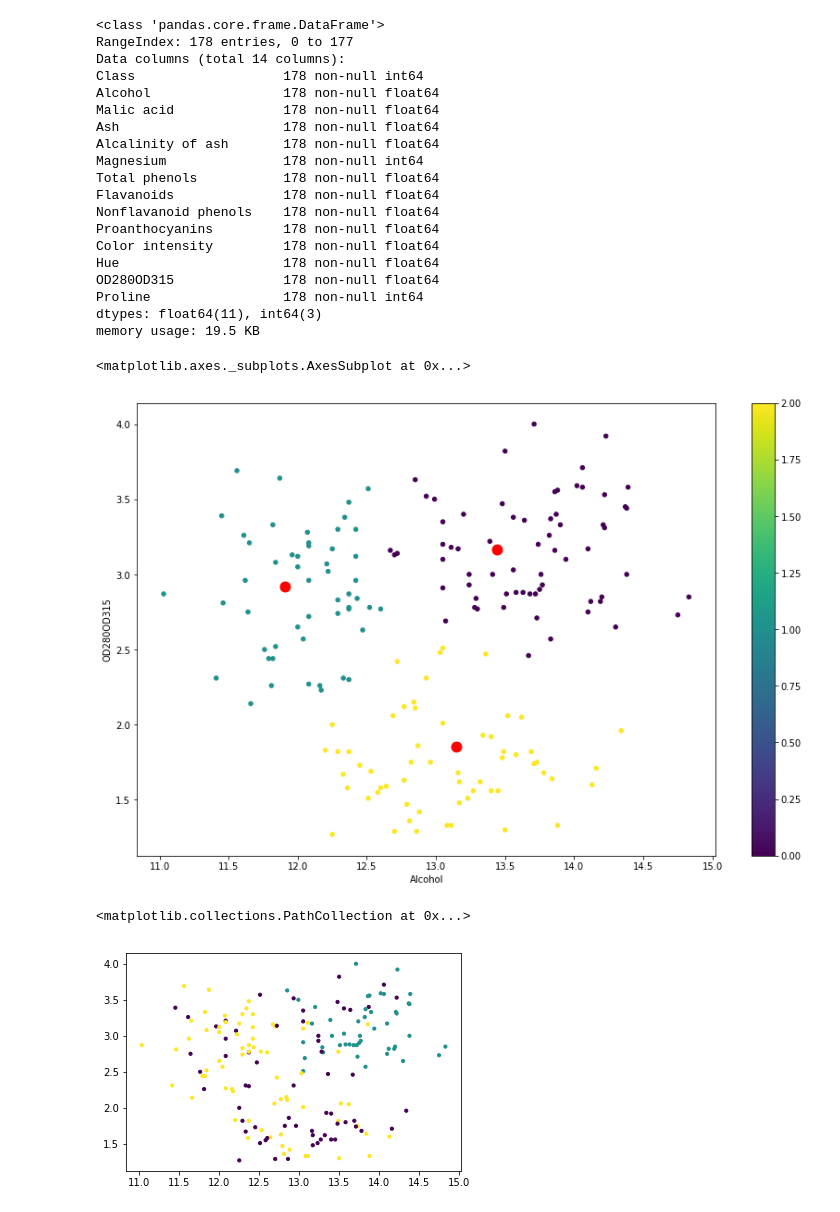
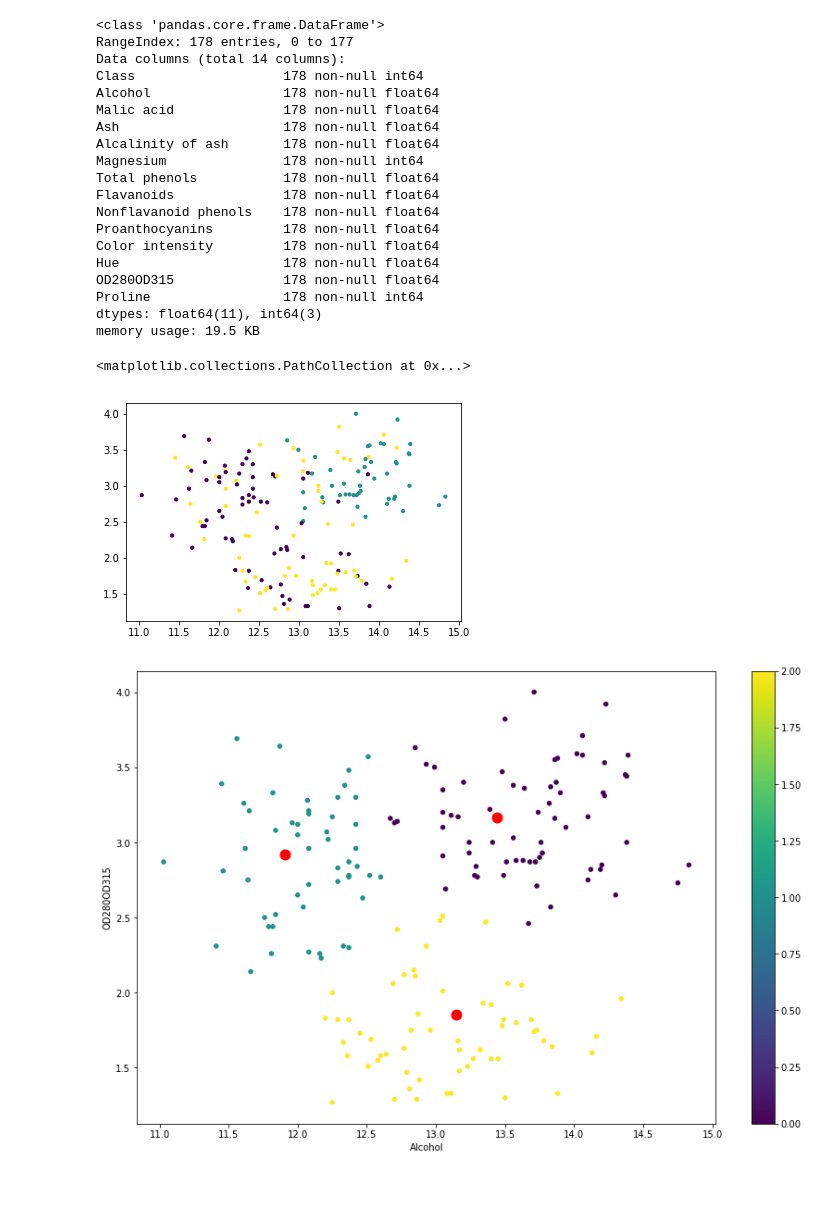
Before and after one commit to martinroset/Machine_Learning--2018, a Jupyter notebook: Jupyter_Notebook/UT05_-_Martin_Rose.ipynb, the cells around one changed output. Cells and saved outputs as stored; diff of their text form; code cells hidden in the pictures.

```diff
--- a/Jupyter_Notebook/UT05_-_Martin_Rose.ipynb
+++ b/Jupyter_Notebook/UT05_-_Martin_Rose.ipynb
@@ -6,6 +6,7 @@ from sklearn.cluster import KMeans
 import matplotlib.pyplot as plt
 unDSData = pd.read_csv("./wine_con_nombres.csv")
 unDSName = pd.read_csv("./wineNames.csv")
+wineDF = pd.DataFrame(unDSData)
 # %%
 unDSData.head(10)
 # %% [output]
@@ -42,6 +43,14 @@ OD280OD315              178 non-null float64
 Proline                 178 non-null int64
 dtypes: float64(11), int64(3)
 memory usage: 19.5 KB
+# %%
+otroKmeans = KMeans(algorithm='auto', copy_x=True, init='k-means++', max_iter=300, n_clusters=3, n_init=10, n_jobs=1, precompute_distances='auto', random_state=None, tol=0.0001, verbose=0)
+otroKmeans.fit(wineDF)
+kmeansY = otroKmeans.predict(wineDF)
+plt.scatter(x = wineDF.Alcohol, y = wineDF.OD280OD315, c=kmeansY, s=10, cmap='viridis')
+# %% [output]
+<matplotlib.collections.PathCollection at 0x...>
+[figure, added]
 # %%
 unKmeans = KMeans(n_clusters=3, init = 'random', max_iter = 1, random_state = 5).fit(wineDF.iloc[:,[12,1]])
 wineDF = pd.DataFrame(unDSData)
@@ -50,17 +59,6 @@ fig, ax = plt.subplots(1, 1)
 calcCentroidesDF = pd.DataFrame(unKmeans.cluster_centers_, columns = list(wineDF.iloc[:,[12,1]].columns.values))
 wineDF.plot.scatter(x = 'Alcohol', y = 'OD280OD315', c= unKmeans.labels_, figsize=(14,9), colormap='viridis', ax=ax, mark_right=False)
 calcCentroidesDF.plot.scatter(x = 'Alcohol', y = 'OD280OD315', c = 'red', ax = ax,  s = 120, mark_right=False)
+otrokmeans = KMeans(n_clusters=3, init = 'random', max_iter = 1, random_state = 5).fit(wineDF.iloc[:,[12,1]])
 # %% [output]
-<matplotlib.axes._subplots.AxesSubplot at 0x...>
 [figure]
-# %%
-otrokmeans = KMeans(n_clusters=3, init = 'random', max_iter = 1, random_state = 5).fit(wineDF.iloc[:,[12,1]])
-y_kmeans = otroKmeans.predict(wineDF)
-wineDF.plot.scatter(x = 'Alcohol', y = 'OD280OD315', c= y_kmeans, figsize=(12,8), colormap='viridis', ax=ax, mark_right=False)
-otroKmeans = KMeans(algorithm='auto', copy_x=True, init='k-means++', max_iter=300, n_clusters=3, n_init=10, n_jobs=1, precompute_distances='auto', random_state=None, tol=0.0001, verbose=0)
-otroKmeans.fit(wineDF)
-kmeansY = otroKmeans.predict(wineDF)
-plt.scatter(x = wineDF.Alcohol, y = wineDF.OD280OD315, c=y_kmeans, s=10, cmap='viridis')
-# %% [output]
-<matplotlib.collections.PathCollection at 0x...>
-[figure, removed]
```
Also changed, not shown: 1 other file.
